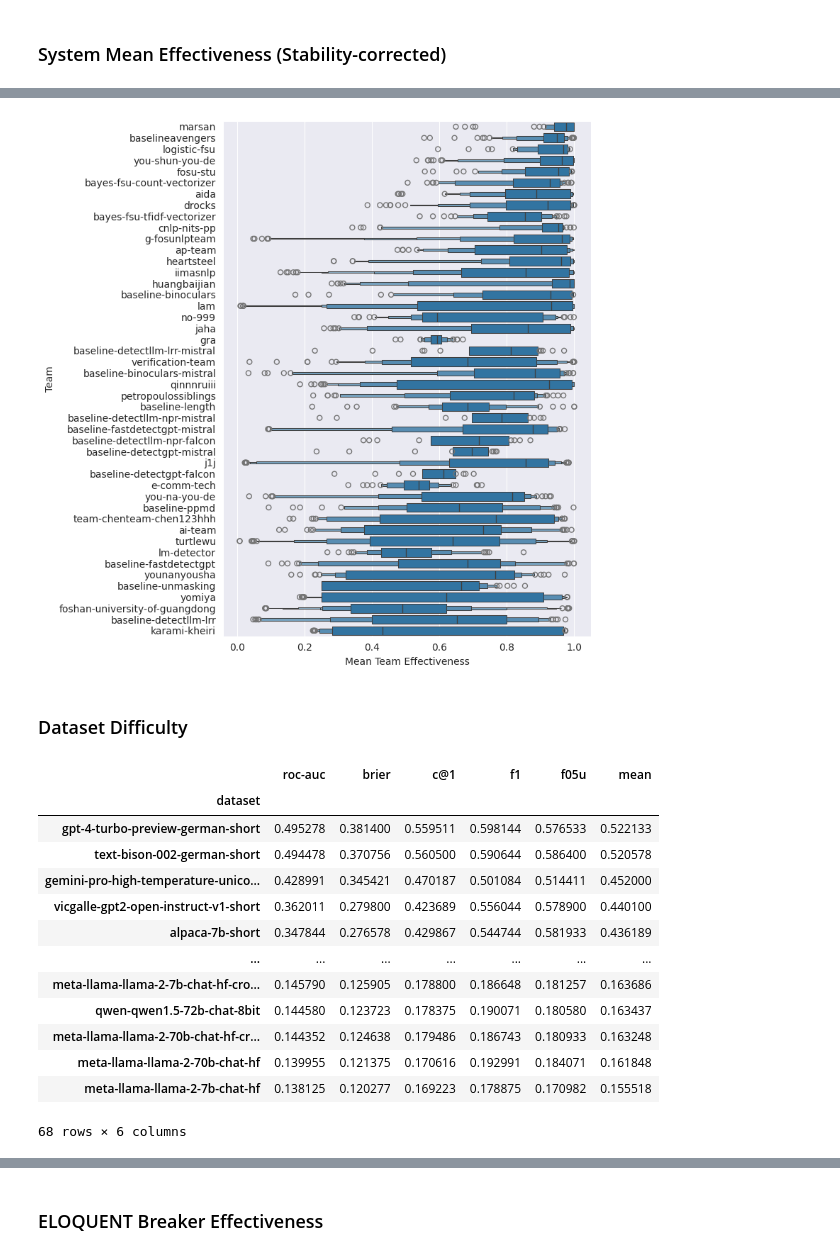
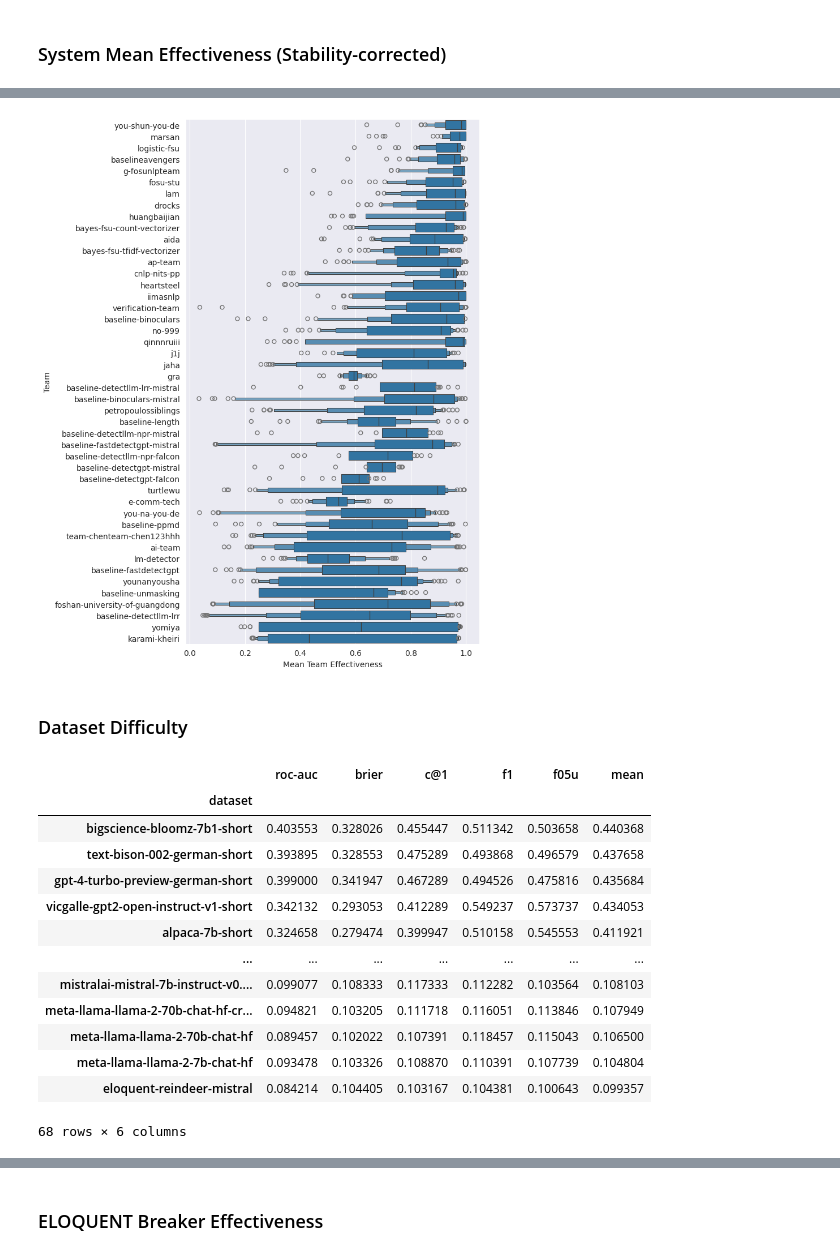
Before and after one commit to pan-webis-de/pan24-generative-ai-authorship-verification, a Jupyter notebook: pan24_task_eval/pan24-generative-authorship-evaluation.ipynb, the cells around one changed output, grey strips where cells are left out. Drawn from its saved outputs; the diff is of its cells as text; code cells hidden in the pictures.

```diff
--- a/pan24_task_eval/pan24-generative-authorship-evaluation.ipynb
+++ b/pan24_task_eval/pan24-generative-authorship-evaluation.ipynb
@@ -18,19 +18,19 @@ datasets = {
     'pan24-generative-authorship-eloquent-20240523-test': ('eloquent', 'eloquent-', ''),
 }
 
-df = []
-df_micro_mean = []
+df_ = []
+df_micro_mean_ = []
 evaluation_scores = json.load(open('evaluation-scores.json', 'r'))
 for team, systems in teams_to_systems.items():
     for s in systems:
         row_base = {'system': s, 'team': team if team != 'baseline' else s}
         for d, (dname, pre, suff) in datasets.items():
-            df_micro_mean.append({
+            df_micro_mean_.append({
                 **row_base,
-                'dataset': d,
+                'category': dname,
                 **{k:v for k, v in evaluation_scores[team].get(s, {}).get(d, {}).items() if k != '_sources'}
             })
-            df.extend(
+            df_.extend(
                 {
                     **row_base,
                     'dataset': ''.join((pre, src, suff)),
@@ -39,12 +39,12 @@ for team, systems in teams_to_systems.items():
                 } for src in evaluation_scores[team].get(s, {}).get(d, {}).get('_sources', [])
             )
 
-df_micro_mean = pd.DataFrame(df_micro_mean)
-df_micro_mean.set_index(['team', 'system', 'dataset'], inplace=True)
-display(df_micro_mean)
+df_micro_mean_ = pd.DataFrame(df_micro_mean_).dropna()
+df_micro_mean_.set_index(['team', 'system', 'category'], inplace=True)
+display(df_micro_mean_)
 
-df = pd.DataFrame(df)
-df.set_index(['team', 'system', 'dataset', 'category'], inplace=True)
-display(df)
+df_ = pd.DataFrame(df_)
+df_.set_index(['team', 'system', 'category', 'dataset'], inplace=True)
+display(df_)
 # %% [output]
 |  |  |  | roc-auc | brier | c@1 | f1 | f05u | mean |
@@ -96,0 +80,6 @@ df_micro_mean.loc[:, :, 'pan24-generative-authorship-test-20240502-test'].sort_v
+# %%
+df_systems_final = df_micro_mean_.query('category == "main"').groupby('team')['mean'].idxmax()
+df_systems_final = df_micro_mean_.loc[df_systems_final].sort_values('mean', ascending=False)
+df_systems_final = df_systems_final.reset_index()[['team', 'system']]
+df_systems_final.set_index(['team', 'system'], inplace=True)
+df_systems_final
@@ -96,0 +107,3 @@ df_micro_mean.loc[:, :, 'pan24-generative-authorship-test-20240502-test'].sort_v
+# %%
+df = df_.loc[df_systems_final.index.get_level_values(0), df_systems_final.index.get_level_values(1), :]
+df
@@ -324,11 +342,11 @@ df_team_mean_adjusted
 # %%
-plt.figure(figsize=(8, 8))
-sns.boxenplot(data=df, y='team', x='mean', order=df_team_mean_adjusted.index).set(xlabel='Mean Team Effectiveness', ylabel='Team')
+plt.figure(figsize=(8, 10))
+sns.boxenplot(data=df, y='team', x='mean', order=df_system_mean_adjusted.reset_index()['team']).set(xlabel='Mean Team Effectiveness', ylabel='Team')
 plt.tight_layout()
 plt.savefig('../data/eval-figures/team-effectiveness.pdf')
 plt.show()
 # %% [output]
-[figure, old version]
+[figure, new version]
 # %% [markdown]
 ### Dataset Difficulty
 # %%
@@ -338,17 +356,17 @@ df_ds_mean
 # %% [output]
 |  | roc-auc | brier | c@1 | f1 | f05u | mean |
 | dataset |  |  |  |  |  |  |
-| gpt-4-turbo-preview-german-short | 0.495278 | 0.381400 | 0.559511 | 0.598144 | 0.576533 | 0.522133 |
-| text-bison-002-german-short | 0.494478 | 0.370756 | 0.560500 | 0.590644 | 0.586400 | 0.520578 |
-| gemini-pro-high-temperature-unico... | 0.428991 | 0.345421 | 0.470187 | 0.501084 | 0.514411 | 0.452000 |
-| vicgalle-gpt2-open-instruct-v1-short | 0.362011 | 0.279800 | 0.423689 | 0.556044 | 0.578900 | 0.440100 |
-| alpaca-7b-short | 0.347844 | 0.276578 | 0.429867 | 0.544744 | 0.581933 | 0.436189 |
+| bigscience-bloomz-7b1-short | 0.403553 | 0.328026 | 0.455447 | 0.511342 | 0.503658 | 0.440368 |
+| text-bison-002-german-short | 0.393895 | 0.328553 | 0.475289 | 0.493868 | 0.496579 | 0.437658 |
+| gpt-4-turbo-preview-german-short | 0.399000 | 0.341947 | 0.467289 | 0.494526 | 0.475816 | 0.435684 |
+| vicgalle-gpt2-open-instruct-v1-short | 0.342132 | 0.293053 | 0.412289 | 0.549237 | 0.573737 | 0.434053 |
+| alpaca-7b-short | 0.324658 | 0.279474 | 0.399947 | 0.510158 | 0.545553 | 0.411921 |
 | ... | ... | ... | ... | ... | ... | ... |
-| meta-llama-llama-2-7b-chat-hf-cro... | 0.145790 | 0.125905 | 0.178800 | 0.186648 | 0.181257 | 0.163686 |
-| qwen-qwen1.5-72b-chat-8bit | 0.144580 | 0.123723 | 0.178375 | 0.190071 | 0.180580 | 0.163437 |
-| meta-llama-llama-2-70b-chat-hf-cr... | 0.144352 | 0.124638 | 0.179486 | 0.186743 | 0.180933 | 0.163248 |
-| meta-llama-llama-2-70b-chat-hf | 0.139955 | 0.121375 | 0.170616 | 0.192991 | 0.184071 | 0.161848 |
-| meta-llama-llama-2-7b-chat-hf | 0.138125 | 0.120277 | 0.169223 | 0.178875 | 0.170982 | 0.155518 |
+| mistralai-mistral-7b-instruct-v0.... | 0.099077 | 0.108333 | 0.117333 | 0.112282 | 0.103564 | 0.108103 |
+| meta-llama-llama-2-70b-chat-hf-cr... | 0.094821 | 0.103205 | 0.111718 | 0.116051 | 0.113846 | 0.107949 |
+| meta-llama-llama-2-70b-chat-hf | 0.089457 | 0.102022 | 0.107391 | 0.118457 | 0.115043 | 0.106500 |
+| meta-llama-llama-2-7b-chat-hf | 0.093478 | 0.103326 | 0.108870 | 0.110391 | 0.107739 | 0.104804 |
+| eloquent-reindeer-mistral | 0.084214 | 0.104405 | 0.103167 | 0.104381 | 0.100643 | 0.099357 |
 68 rows × 6 columns
 # %%
 sort_order = df.groupby('dataset').median().sort_values('mean').index
```
Also changed, not shown: parts of 27 cells of this notebook.
